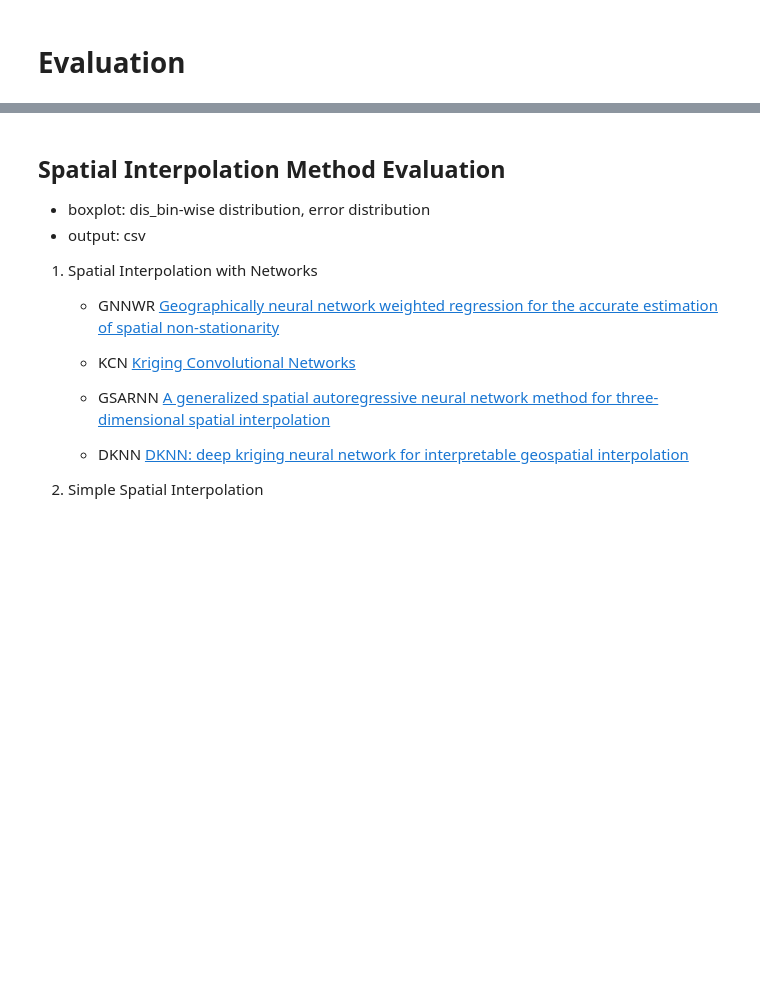
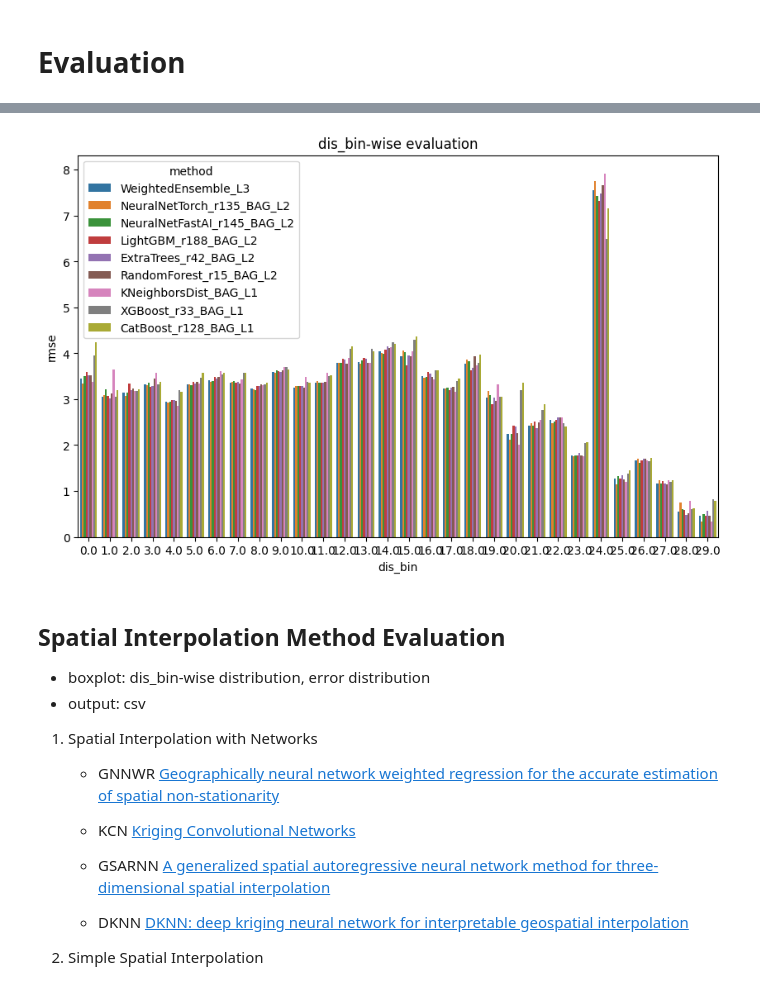
Before and after one commit to go0leum/rockhead_prediction, a Jupyter notebook: evaluation.ipynb, the cells around one changed output, grey strips where cells are left out. Drawn from its saved outputs; the diff is of its cells as text; code cells hidden in the pictures; blank space fills up the shorter version.

```diff
--- a/evaluation.ipynb
+++ b/evaluation.ipynb
@@ -60,3 +92,8 @@ evaluation_utils.barplot(ml_eval_df, 'method', 'mse', 'distribution')
+# %%
+# dis_bin-wise evaluation
+evaluation_utils.barplot(ml_bin_eval_df, 'dis_bin', 'rmse', 'dis_bin-wise evaluation', hue='method')
+# %% [output]
+[figure, added]
 # %% [markdown]
 ## Spatial Interpolation Method Evaluation
 
```
Also changed, not shown: parts of 10 cells of this notebook, 1 other file.
